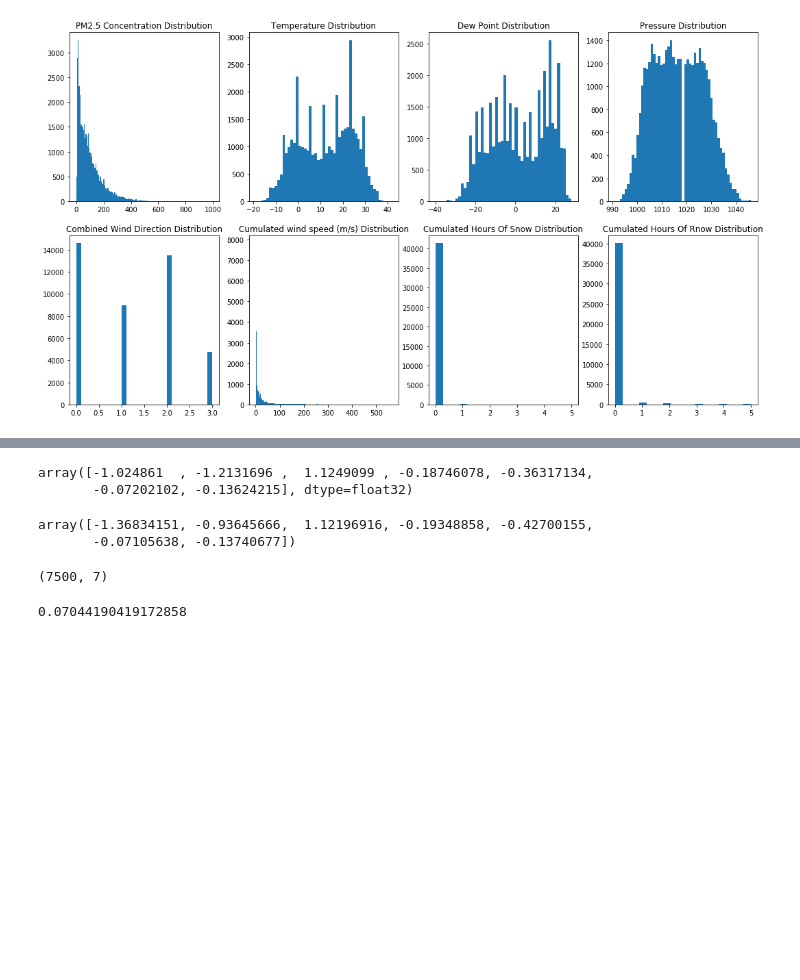
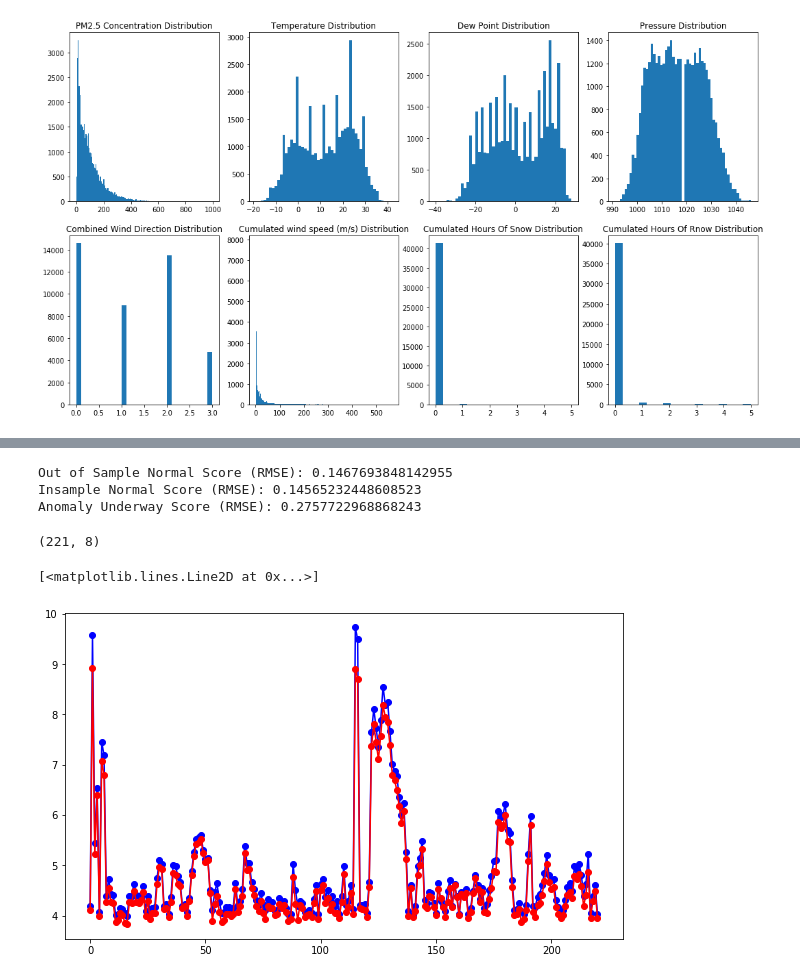
Before and after one commit to vincentsun870530/COMP432_Anomaly_Detection, a Jupyter notebook: comp432.ipynb, the cells around one changed output, grey strips where cells are left out. Cells and saved outputs as stored; diff of their text form; code cells hidden in the pictures; blank space fills up the shorter version.

```diff
--- a/comp432.ipynb
+++ b/comp432.ipynb
@@ -146,0 +161,6 @@ df_normal = newdata.iloc[:30000, :]
+# %%
+normal_mask = newdata['anom']==0
+anomaly_mask = newdata['anom']==1
+newdata.drop('anom',axis=1,inplace=True)
+df_normal = newdata[normal_mask]
+df_anomaly = newdata[anomaly_mask]
@@ -147,2 +188,3 @@ df_normal = newdata.iloc[:30000, :]
 # %%
 X_normal = df_normal.values
+X_anomaly = df_anomaly.values
@@ -152,19 +198,11 @@ from sklearn.model_selection import train_test_split
 x_normal_train, x_normal_test = train_test_split(
     X_normal, test_size=0.25, random_state=0)
 # %%
-from sklearn import metrics
-import numpy as np
-import pandas as pd
-from IPython.display import display, HTML
-import tensorflow as tf
-from tensorflow.keras.models import Sequential
-from tensorflow.keras.layers import Dense, Activation
-
 model = Sequential()
-model.add(Dense(5, input_dim=X_normal.shape[1], activation='relu'))
-model.add(Dense(3, activation='relu')) # size to compress to
-model.add(Dense(5, activation='relu'))
+model.add(Dense(7, input_dim=X_normal.shape[1], activation='relu'))
+model.add(Dense(5, activation='relu')) # size to compress to
+model.add(Dense(7, activation='relu'))
 model.add(Dense(X_normal.shape[1])) # Multiple output neurons
 model.compile(loss='mean_squared_error', optimizer='adam')
-model.fit(x_normal_train,x_normal_train,verbose=1,epochs=200)
+model.fit(x_normal_train,x_normal_train,verbose=1,epochs=40)
 # %% [output]
@@ -189,23 +227,18 @@ Epoch 200/200
 # %%
 pred = model.predict(x_normal_test)
 score1 = np.sqrt(metrics.mean_squared_error(pred,x_normal_test))
-# pred = model.predict(X_normal)
-# score2 = np.sqrt(metrics.mean_squared_error(pred,X_normal))
-
-
-# print(f"Out of Sample Normal Score (RMSE): {score1}")
-# print(f"Insample Normal Score (RMSE): {score2}")
+pred = model.predict(X_normal)
+score2 = np.sqrt(metrics.mean_squared_error(pred,X_normal))
+pred = model.predict(X_anomaly)
+score3 = np.sqrt(metrics.mean_squared_error(pred,X_anomaly))
+print(f"Out of Sample Normal Score (RMSE): {score1}")
+print(f"Insample Normal Score (RMSE): {score2}")
+print(f"Anomaly Underway Score (RMSE): {score3}")
+# %% [output]
+Out of Sample Normal Score (RMSE): 0.1467693848142955
+Insample Normal Score (RMSE): 0.14565232448608523
+Anomaly Underway Score (RMSE): 0.2757722968868243
-# %%
-pred[0]
-# %% [output]
-array([-1.024861  , -1.2131696 ,  1.1249099 , -0.18746078, -0.36317134,
-       -0.07202102, -0.13624215], dtype=float32)
-# %%
-x_normal_test[0]
-# %% [output]
-array([-1.36834151, -0.93645666,  1.12196916, -0.19348858, -0.42700155,
-       -0.07105638, -0.13740677])
 # %%
-pred.shape
+X_anomaly.shape
 # %% [output]
-(7500, 7)
+(221, 8)
@@ -214,4 +245,10 @@ error = metrics.mean_squared_error(pred[1],x_normal_test[1])
-# %%
-error
-# %% [output]
-0.07044190419172858
+# %%
+x = range(221)
+y1 = X_anomaly[:, 0]
+y2 = pred[:, 0]
+plt.figure
+plt.plot(x, y1, '-ob');
+plt.plot(x, y2, '-or')
+# %% [output]
+[<matplotlib.lines.Line2D at 0x...>]
+[figure, added]
```
Also changed, not shown: parts of 19 cells of this notebook, 1 other file.
